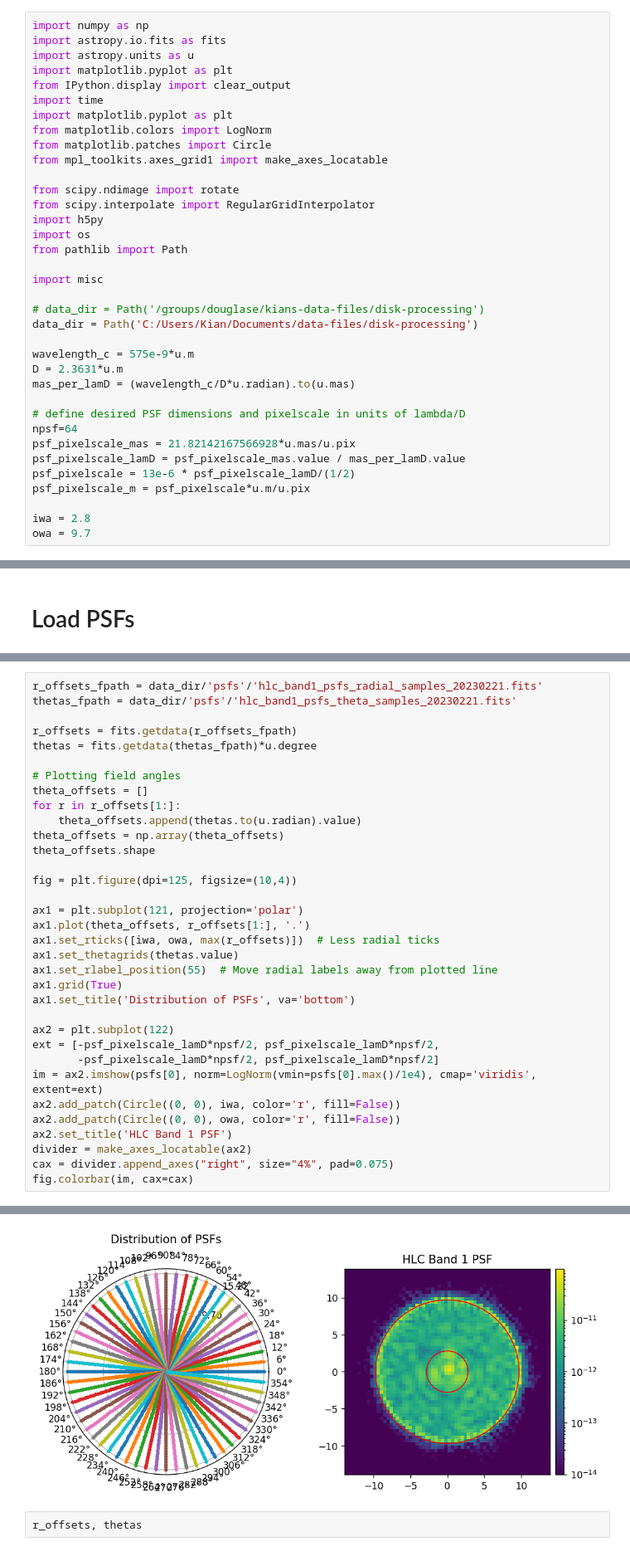
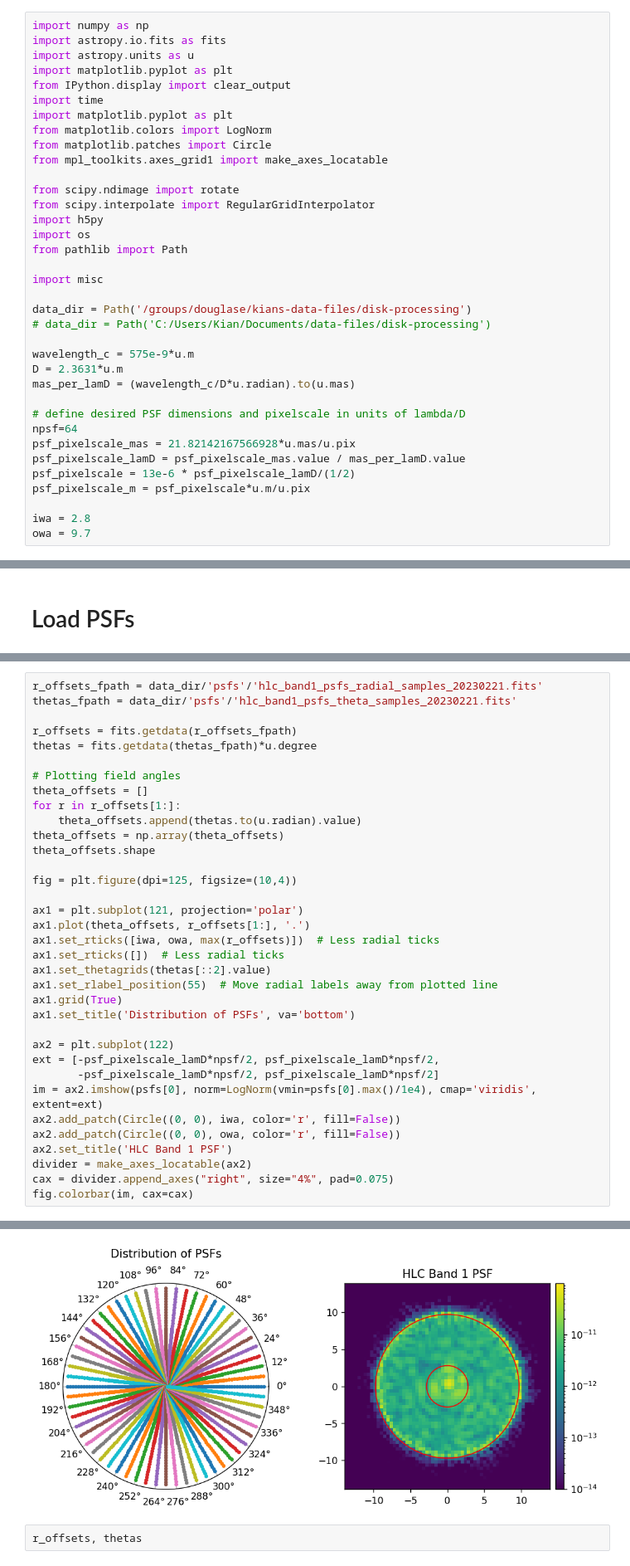
Before and after one commit to kian1377/disk-processing, a Jupyter notebook: hlc_band1_20230221_interp_psfs.ipynb, the cells around one changed output, grey strips where cells are left out. Shown at 83% size. Cells and saved outputs as stored; diff of their text form.

```diff
--- a/hlc_band1_20230221_interp_psfs.ipynb
+++ b/hlc_band1_20230221_interp_psfs.ipynb
@@ -18,8 +18,8 @@ from pathlib import Path
 
 import misc
 
-# data_dir = Path('/groups/douglase/kians-data-files/disk-processing')
-data_dir = Path('C:/Users/Kian/Documents/data-files/disk-processing')
+data_dir = Path('/groups/douglase/kians-data-files/disk-processing')
+# data_dir = Path('C:/Users/Kian/Documents/data-files/disk-processing')
 
 wavelength_c = 575e-9*u.m
 D = 2.3631*u.m
@@ -80,35 +80,36 @@ r_offsets = fits.getdata(r_offsets_fpath)
 thetas = fits.getdata(thetas_fpath)*u.degree
 
 # Plotting field angles
 theta_offsets = []
 for r in r_offsets[1:]:
     theta_offsets.append(thetas.to(u.radian).value)
 theta_offsets = np.array(theta_offsets)
 theta_offsets.shape
 
 fig = plt.figure(dpi=125, figsize=(10,4))
 
 ax1 = plt.subplot(121, projection='polar')
 ax1.plot(theta_offsets, r_offsets[1:], '.')
 ax1.set_rticks([iwa, owa, max(r_offsets)])  # Less radial ticks
-ax1.set_thetagrids(thetas.value)
+ax1.set_rticks([])  # Less radial ticks
+ax1.set_thetagrids(thetas[::2].value)
 ax1.set_rlabel_position(55)  # Move radial labels away from plotted line
 ax1.grid(True)
 ax1.set_title('Distribution of PSFs', va='bottom')
 
 ax2 = plt.subplot(122)
 ext = [-psf_pixelscale_lamD*npsf/2, psf_pixelscale_lamD*npsf/2,
        -psf_pixelscale_lamD*npsf/2, psf_pixelscale_lamD*npsf/2]
 im = ax2.imshow(psfs[0], norm=LogNorm(vmin=psfs[0].max()/1e4), cmap='viridis', extent=ext)
 ax2.add_patch(Circle((0, 0), iwa, color='r', fill=False))
 ax2.add_patch(Circle((0, 0), owa, color='r', fill=False))
 ax2.set_title('HLC Band 1 PSF')
 divider = make_axes_locatable(ax2)
 cax = divider.append_axes("right", size="4%", pad=0.075)
 fig.colorbar(im, cax=cax)
 # %% [output]
 <matplotlib.colorbar.Colorbar at 0x...>
-[figure, old version]
+[figure, new version]
 # %%
 r_offsets, thetas
 # %% [output]
```
Also changed, not shown: parts of 6 cells of this notebook, 8 other files.
